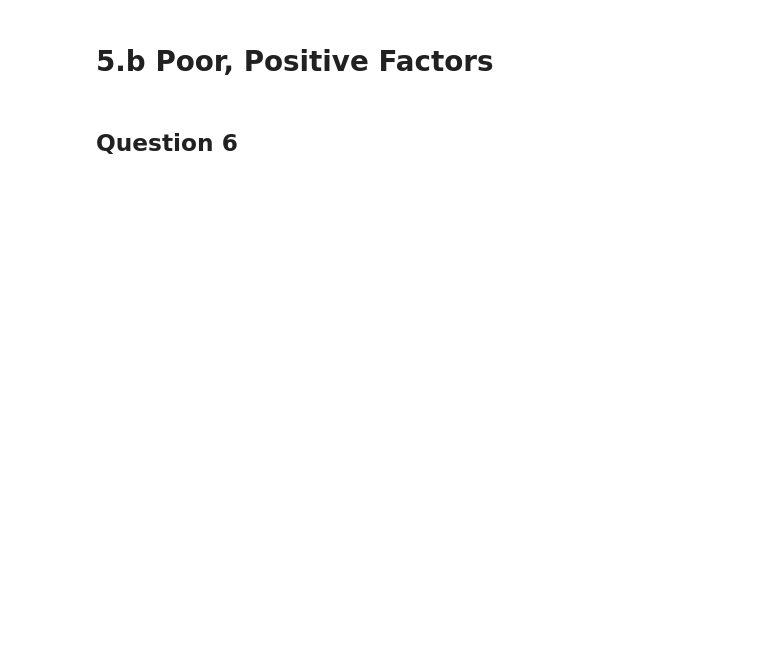
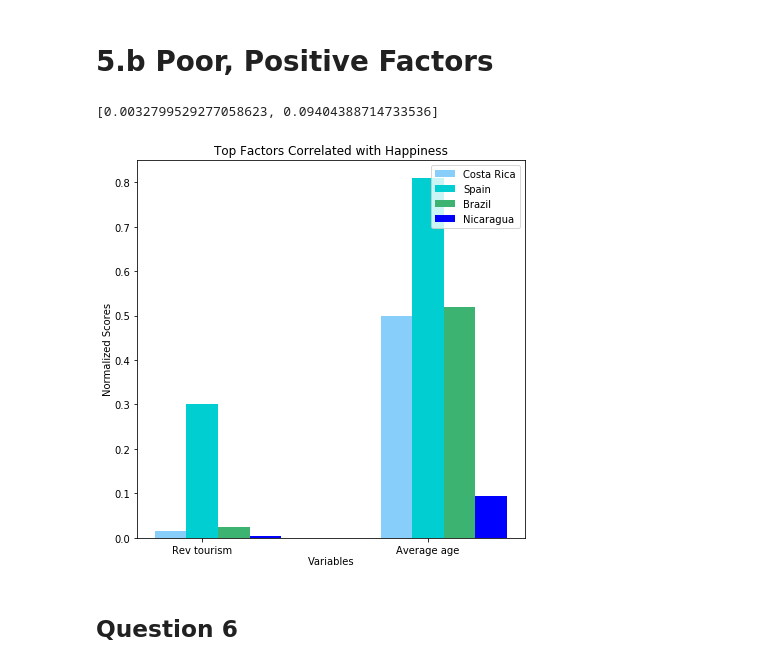
Before and after one commit to jkurtb/Suicide_squad, a Jupyter notebook: PursuitOfHappiness/Codes/Question 5, barchart.ipynb, the cells around one changed output. Drawn from its saved outputs; the diff is of its cells as text; code cells hidden in the pictures; blank space fills up the shorter version.

```diff
--- a/PursuitOfHappiness/Codes/Question 5, barchart.ipynb
+++ b/PursuitOfHappiness/Codes/Question 5, barchart.ipynb
@@ -184,4 +204,5 @@ df_all
 # %%
+df_normal.rename(columns={"brain drain":"Brain Drain","Security index":"Security Threat", "Pct Corruption":"Perception of Corruption"}, inplace=True)
 
 
 country0= df_all[ df_all["Country name"] == country_list[0] ]
@@ -405,7 +473,7 @@ plt.show()
 #Preparing the data
 
 
-variable_list= ["Rev tourism","Average Age" ]
+variable_list= ["Rev tourism","Average age" ]
 
 country0n=[]
 country0n.append(df_normal[df_normal["Country name"]==country_list[0]][variable_list[0] ].item() )
@@ -432,39 +500,43 @@ country3n.append(df_normal[df_normal["Country name"]==country_list[3]][variable_
 
 
 country3n
+# %% [output]
+[0.0032799529277058623, 0.09404388714733536]
 # %%
 
 N = len(country0n) #number of variables to be tested
 
 
 
 fig, ax = plt.subplots(figsize = (6,6))
 
 ind = np.arange(N)    # the x locations for the groups
 width = 0.14        # the width of the bars. This is pretty much the place to control spacing
 ax.bar(ind + width*0, country0n, width, bottom=0,  label=country_list[0],color = color[0])
 ax.bar(ind + width*1, country1n, width, bottom=0, label=country_list[1],color = color[1])
 ax.bar(ind + width*2, country2n, width, bottom=0, label=country_list[2],color = color[2])
 ax.bar(ind + width*3, country3n, width, bottom=0, label=country_list[3],color = color[3])
 #ax.bar(ind + width*4, country4n, width, bottom=0, label=country_list[4],color = color[4])
 
 ##add additional legends here##
 
 #women_std = (30*cm, 25*cm, 20*cm, 31*cm, 22*cm)
 
 
 
 ax.set_title('Top Factors Correlated with Happiness')
-ax.set_xticks(ind + width * 2) #The location of G1, G2 label
+ax.set_xticks(ind + width) #The location of G1, G2 label
 ax.set_xticklabels((variable_list[0], variable_list[1] ))
 
 ax.legend(loc='upper right')
 #ax.yaxis.set_units(inch)
 plt.tight_layout()
 plt.xlabel("Variables",labelpad=1)
 plt.ylabel("Normalized Scores", labelpad=1)
 plt.savefig(f"../Images/Happiness Outside Positive Factor - Poor.jpg")
 plt.show()
+# %% [output]
+[figure, added]
 # %% [markdown]
 ## Question 6
 # %%
```
Also changed, not shown: parts of 23 cells of this notebook, 12 other files.
